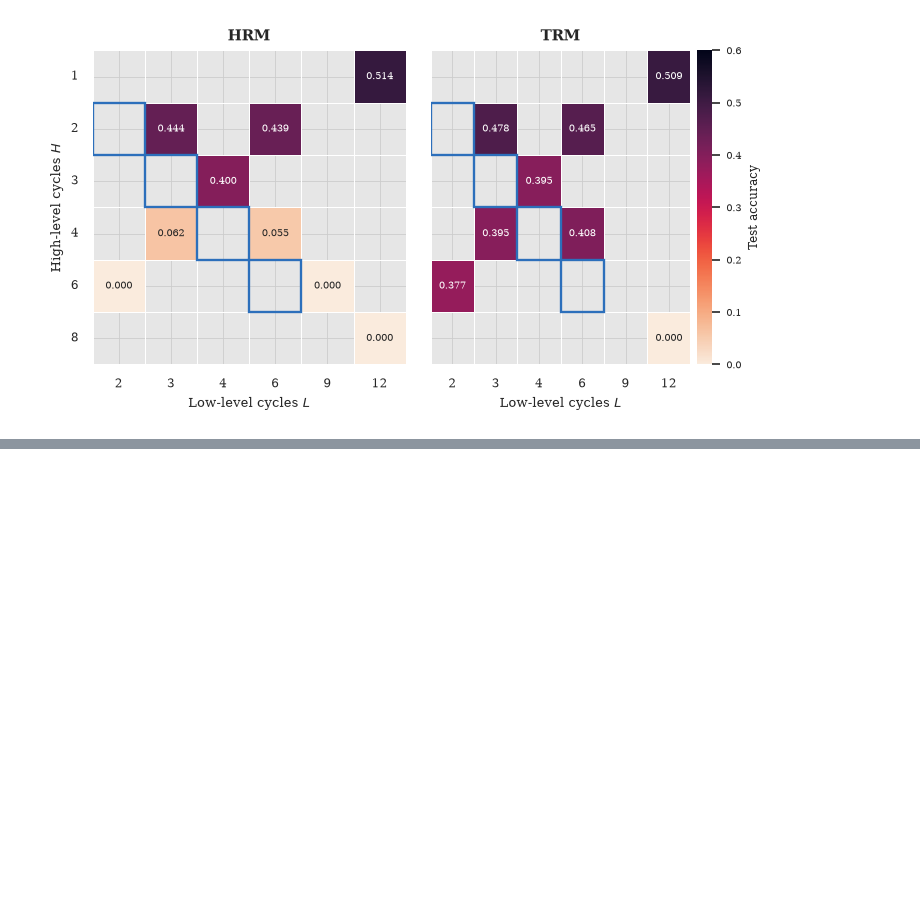
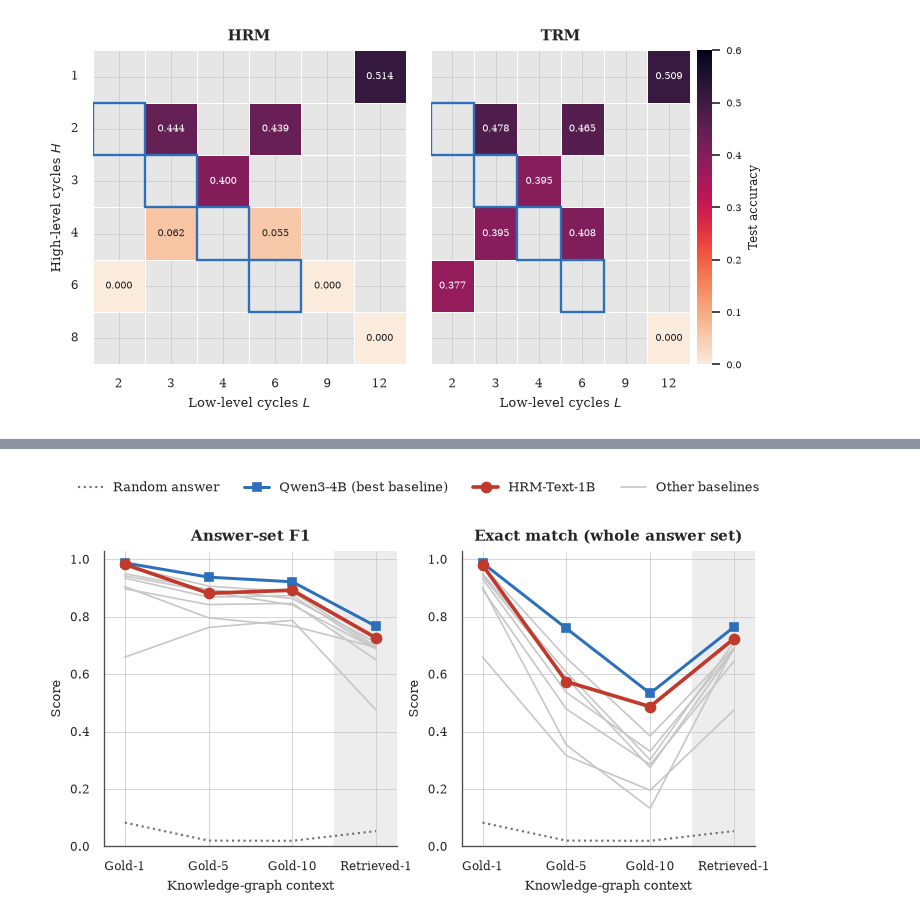
Before and after one commit to MariusAAROS/HRM-Text-for-Graphs, a Jupyter notebook: report/paper_results.ipynb, the cells around one changed output, grey strips where cells are left out. Drawn from its saved outputs; the diff is of its cells as text; code cells hidden in the pictures; blank space fills up the shorter version.

```diff
--- a/report/paper_results.ipynb
+++ b/report/paper_results.ipynb
@@ -695,0 +816,47 @@ plot_hl_heatmaps()
+# %%
+# Full-width `figure*`: MetaQA across the four context variants. Set F1 barely moves while
+# exact match collapses, so the two panels use independent y-scales.
+def plot_metaqa_context(fname="kgqa_metaqa_context"):
+    x = np.arange(len(VARIANT_ORDER))
+    fig, axes = plt.subplots(1, 2, figsize=(PAGE_W, 3.2), gridspec_kw={"wspace": 0.22})
+
+    panels = [
+        (axes[0], metaqa_f1, "Answer-set F1"),
+        (axes[1], metaqa_em, "Exact match (whole answer set)"),
+    ]
+    for ax, mat, title in panels:
+        # Retrieved-1 swaps the gold subgraph for a retriever; it is Gold-1's counterpart.
+        ax.axvspan(len(VARIANT_ORDER) - 1.5, len(VARIANT_ORDER) - 0.5,
+                   color="0.93", zorder=0)
+        for arch in mat.index.drop([HRM_ARCH, METAQA_BEST]):
+            ax.plot(x, mat.loc[arch], color="0.78", linewidth=1.0, zorder=1)
+        ax.plot(x, metaqa_random, color="0.45", linestyle=":", linewidth=1.3,
+                label=RANDOM_LABEL, zorder=2)
+        ax.plot(x, mat.loc[METAQA_BEST], color=TRM_COLOR, marker="s", markersize=5,
+                linewidth=1.8, label=f"{METAQA_BEST} (best baseline)", zorder=3)
+        ax.plot(x, mat.loc[HRM_ARCH], color=ACCENT, marker="o", markersize=6,
+                linewidth=2.2, label=HRM_ARCH, zorder=4)
+
+        ax.set_xticks(x)
+        ax.set_xticklabels(VARIANT_ORDER, fontsize=8)
+        ax.set_xlim(-0.25, len(VARIANT_ORDER) - 0.75)
+        ax.set_ylim(0, 1.03)
+        ax.set_title(title, fontsize=9)
+        ax.set_xlabel("Knowledge-graph context", fontsize=8)
+        ax.set_ylabel("Score", fontsize=8)
+        ax.tick_params(labelsize=7)
+        ax.set_axisbelow(True)
+
+    handles, labels = axes[0].get_legend_handles_labels()
+    handles.append(mpl.lines.Line2D([], [], color="0.78", linewidth=1.0))
+    labels.append("Other baselines")
+    fig.legend(handles, labels, loc="upper center", bbox_to_anchor=(0.5, 1.09),
+               ncol=4, fontsize=7.5, frameon=False)
+    sns.despine(fig=fig)
+    save_fig(fig, fname)
+    plt.show()
+
+
+plot_metaqa_context()
+# %% [output]
+[figure, added]
```
Also changed, not shown: parts of 17 cells of this notebook, 15 other files.
